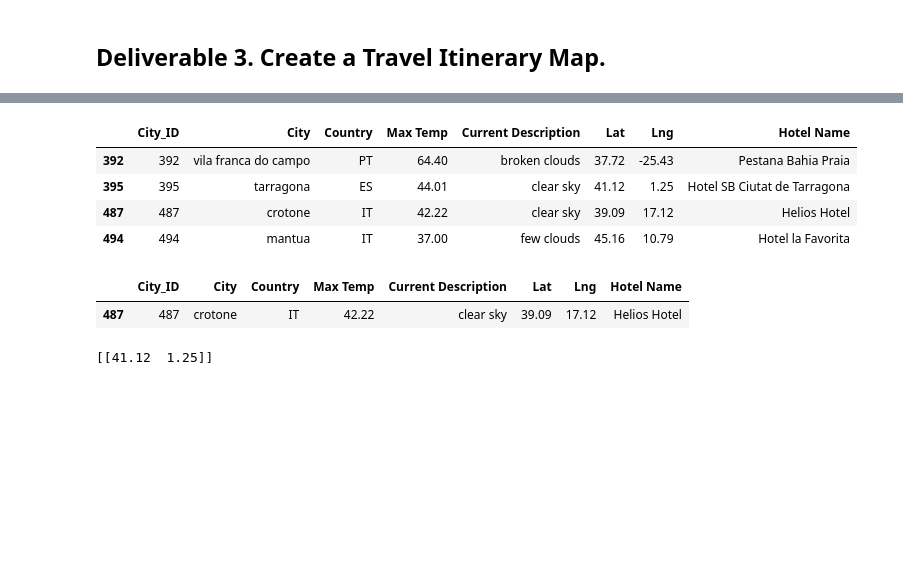
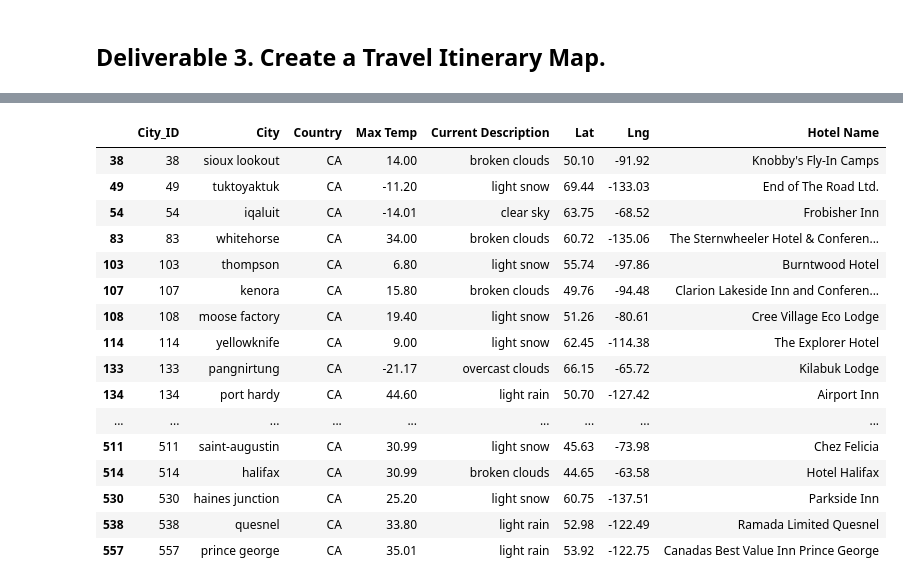
Before and after one commit to carolinacraus/World_Weather_Analysis, a Jupyter notebook: Vacation_Itinerary/Vacation_Itinerary.ipynb, the cells around one changed output, grey strips where cells are left out. Saved outputs shown, nothing was run; the diff lists cells and outputs as text; code cells hidden in the pictures; blank space fills up the shorter version.

```diff
--- a/Vacation_Itinerary/Vacation_Itinerary.ipynb
+++ b/Vacation_Itinerary/Vacation_Itinerary.ipynb
@@ -25,36 +32,21 @@ vacation_df.tail()
 # %%
-pref_cities_df = vacation_df.loc
+pref_cities_df = vacation_df.loc[(vacation_df["Country"] == "CA")]
+pref_cities_df
+# %% [output]
+|  | City_ID | City | Country | Max Temp | Current Description | Lat | Lng | Hotel Name |
+| 38 | 38 | sioux lookout | CA | 14.00 | broken clouds | 50.10 | -91.92 | Knobby's Fly-In Camps |
+| 49 | 49 | tuktoyaktuk | CA | -11.20 | light snow | 69.44 | -133.03 | End of The Road Ltd. |
+| 54 | 54 | iqaluit | CA | -14.01 | clear sky | 63.75 | -68.52 | Frobisher Inn |
+| 83 | 83 | whitehorse | CA | 34.00 | broken clouds | 60.72 | -135.06 | The Sternwheeler Hotel & Conferen... |
+| 103 | 103 | thompson | CA | 6.80 | light snow | 55.74 | -97.86 | Burntwood Hotel |
+| 107 | 107 | kenora | CA | 15.80 | broken clouds | 49.76 | -94.48 | Clarion Lakeside Inn and Conferen... |
+| 108 | 108 | moose factory | CA | 19.40 | light snow | 51.26 | -80.61 | Cree Village Eco Lodge |
+| 114 | 114 | yellowknife | CA | 9.00 | light snow | 62.45 | -114.38 | The Explorer Hotel |
+| 133 | 133 | pangnirtung | CA | -21.17 | overcast clouds | 66.15 | -65.72 | Kilabuk Lodge |
+| 134 | 134 | port hardy | CA | 44.60 | light rain | 50.70 | -127.42 | Airport Inn |
+| ... | ... | ... | ... | ... | ... | ... | ... | ... |
+| 511 | 511 | saint-augustin | CA | 30.99 | light snow | 45.63 | -73.98 | Chez Felicia |
+| 514 | 514 | halifax | CA | 30.99 | broken clouds | 44.65 | -63.58 | Hotel Halifax |
+| 530 | 530 | haines junction | CA | 25.20 | light snow | 60.75 | -137.51 | Parkside Inn |
+| 538 | 538 | quesnel | CA | 33.80 | light rain | 52.98 | -122.49 | Ramada Limited Quesnel |
+| 557 | 557 | prince george | CA | 35.01 | light rain | 53.92 | -122.75 | Canadas Best Value Inn Prince George |
-# %%
-vacation = vacation_df
-pref_cities_df = vacation.loc[(vacation_df["Country"] == "IT")| (vacation_df["Country"] == "ES")| (vacation_df["Country"] == "PT")].tail(4)
-pref_cities_df
-# %% [output]
-|  | City_ID | City | Country | Max Temp | Current Description | Lat | Lng | Hotel Name |
-| 392 | 392 | vila franca do campo | PT | 64.40 | broken clouds | 37.72 | -25.43 | Pestana Bahia Praia |
-| 395 | 395 | tarragona | ES | 44.01 | clear sky | 41.12 | 1.25 | Hotel SB Ciutat de Tarragona |
-| 487 | 487 | crotone | IT | 42.22 | clear sky | 39.09 | 17.12 | Helios Hotel |
-| 494 | 494 | mantua | IT | 37.00 | few clouds | 45.16 | 10.79 | Hotel la Favorita |
-# %%
-# From the map above pick 4 cities and create a vacation itinerary route to travel between the four cities.
-# 5. Create DataFrames for each city by filtering the 'vacation_df' using the loc method.
-
-# Hint: The starting and ending city should be the same city.
-
-vacation_start =pref_cities_df.loc[pref_cities_df["City"] == "crotone"]
-vacation_end = pref_cities_df.loc[pref_cities_df["City"] == "crotone"]
-vacation_stop1 = pref_cities_df.loc[pref_cities_df["City"] == "tarragona"]
-vacation_stop2 = pref_cities_df.loc[pref_cities_df["City"] == "vila franca de campo"]
-vacation_stop3 = pref_cities_df.loc[pref_cities_df["City"] == "mantua"]
-# %% [output]
-|  | City_ID | City | Country | Max Temp | Current Description | Lat | Lng | Hotel Name |
-| 487 | 487 | crotone | IT | 42.22 | clear sky | 39.09 | 17.12 | Helios Hotel |
-# %%
-# 6. Get the latitude-longitude pairs as tuples from each city DataFrame using the to_numpy function and list indexing.
-start = vacation_start[["Lat", "Lng"]].to_numpy()
-end = vacation_end[["Lat", "Lng"]].to_numpy()
-stop1 = vacation_stop1[["Lat", "Lng"]].to_numpy()
-stop2 = vacation_stop2[["Lat", "Lng"]].to_numpy()
-stop3 = vacation_stop3[["Lat", "Lng"]].to_numpy()
-print(stop1)
-# %% [output]
-[[41.12  1.25]]
```
Also changed, not shown: parts of 12 cells of this notebook, 5 other files.
